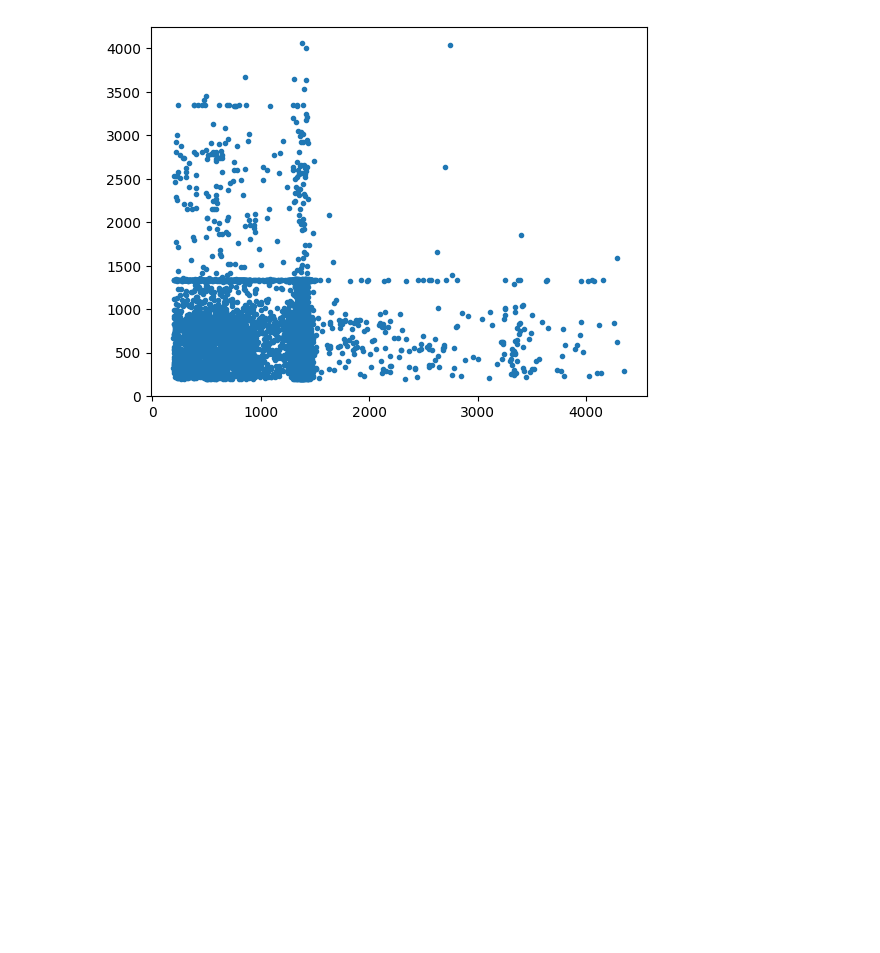
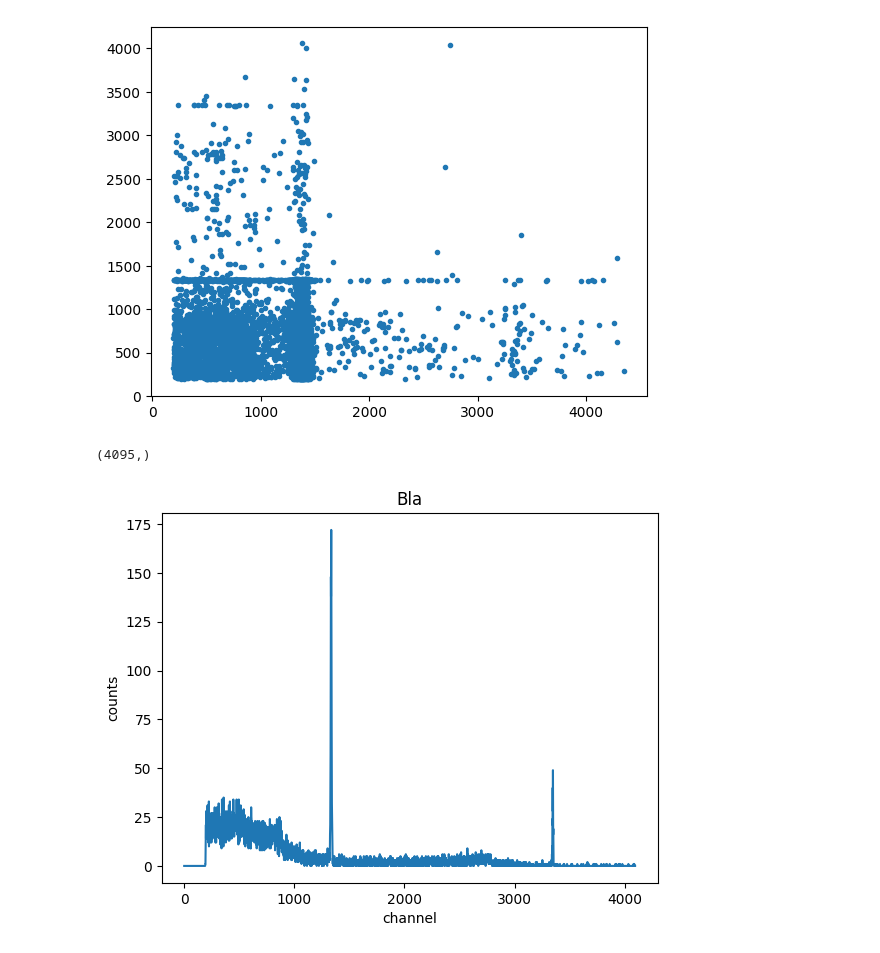
Before and after one commit to caesar2003/P4-Gamma-Coincidence-Spectroscopy, a Jupyter notebook: auswertung.ipynb, the cells around one changed output. Cells and saved outputs as stored; diff of their text form; code cells hidden in the pictures; blank space fills up the shorter version.

```diff
--- a/auswertung.ipynb
+++ b/auswertung.ipynb
@@ -43,3 +43,13 @@ plt.scatter(Na_22_co[:,0], Na_22_co[:,1], marker=".")
 (6039, 2)
 <matplotlib.collections.PathCollection at 0x...>
 [figure]
+# %%
+    print(spec.shape)
+    plt.plot(np.arange(len(spectras_Ge[0])), spectras_Ge[0])
+    plt.title('Bla')
+    plt.xlabel("channel")
+    plt.ylabel("counts")
+    plt.show()
+# %% [output]
+(4095,)
+[figure, added]
```
Also changed, not shown: parts of 17 cells of this notebook.
